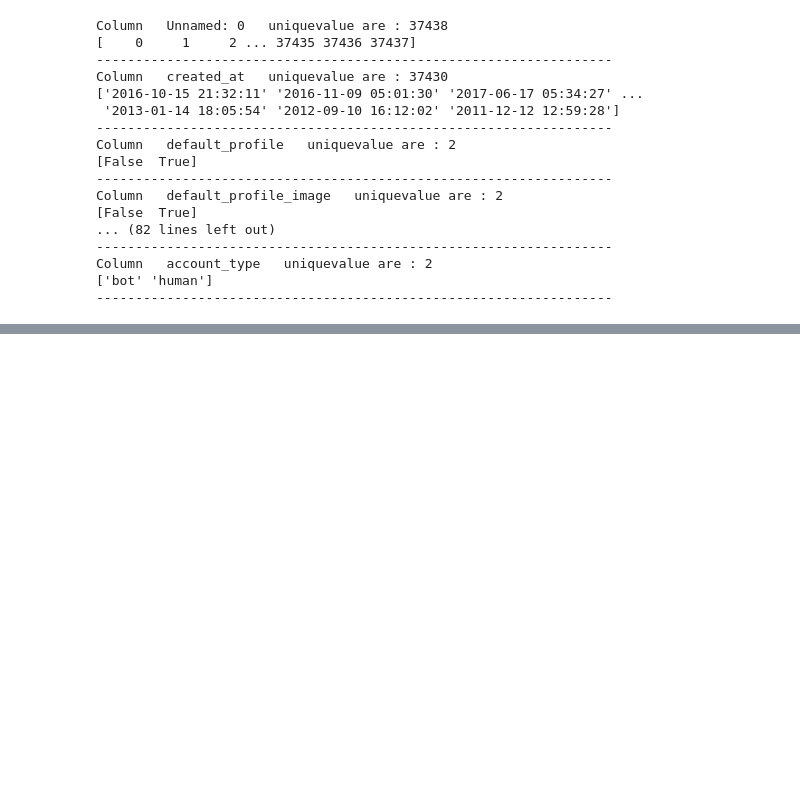
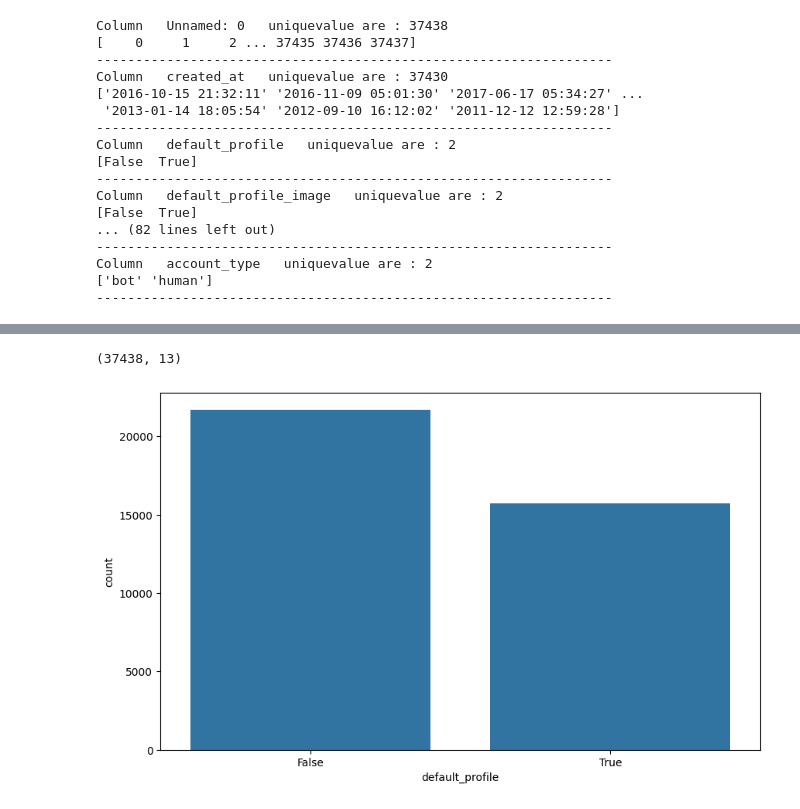
Before and after one commit to Waliya451/Fraud-Detection, a Jupyter notebook: EDA.ipynb, the cells around one changed output, grey strips where cells are left out. Drawn from its saved outputs; the diff is of its cells as text; code cells hidden in the pictures; blank space fills up the shorter version.

Commit message:
data cleaning is done
irrelevant and columns with Null values are dropped

```diff
--- a/EDA.ipynb
+++ b/EDA.ipynb
@@ -92,0 +114,3 @@ Column   account_type   uniquevalue are : 2
+# %%
+dataset.drop(dataset.columns[0], axis=1, inplace=True)
+dataset.columns
@@ -92,0 +124,6 @@ Column   account_type   uniquevalue are : 2
+# %%
+dataset.drop('created_at', axis=1, inplace=True)
+dataset.drop('description', axis=1, inplace=True)
+dataset.drop('lang',axis=1, inplace=True)
+dataset.drop('profile_background_image_url',axis=1, inplace=True)
+dataset.columns
@@ -92,0 +136,4 @@ Column   account_type   uniquevalue are : 2
+# %%
+dataset.drop('id', axis=1, inplace=True)
+dataset.drop('screen_name', axis=1, inplace=True)
+dataset.columns
@@ -93,7 +163,13 @@ Column   account_type   uniquevalue are : 2
+# %%
+dataset.shape
+# %% [output]
+(37438, 13)
 # %%
 #Visualizing relationships
 # %%
 import matplotlib.pyplot as plt
 plt.figure(figsize=(10, 6))
-sns.countplot(x="created_at", data=dataset)
+sns.countplot(x="default_profile", data=dataset)
 plt.show()
+# %% [output]
+[figure, added]
```
Also changed, not shown: parts of 9 cells of this notebook.
